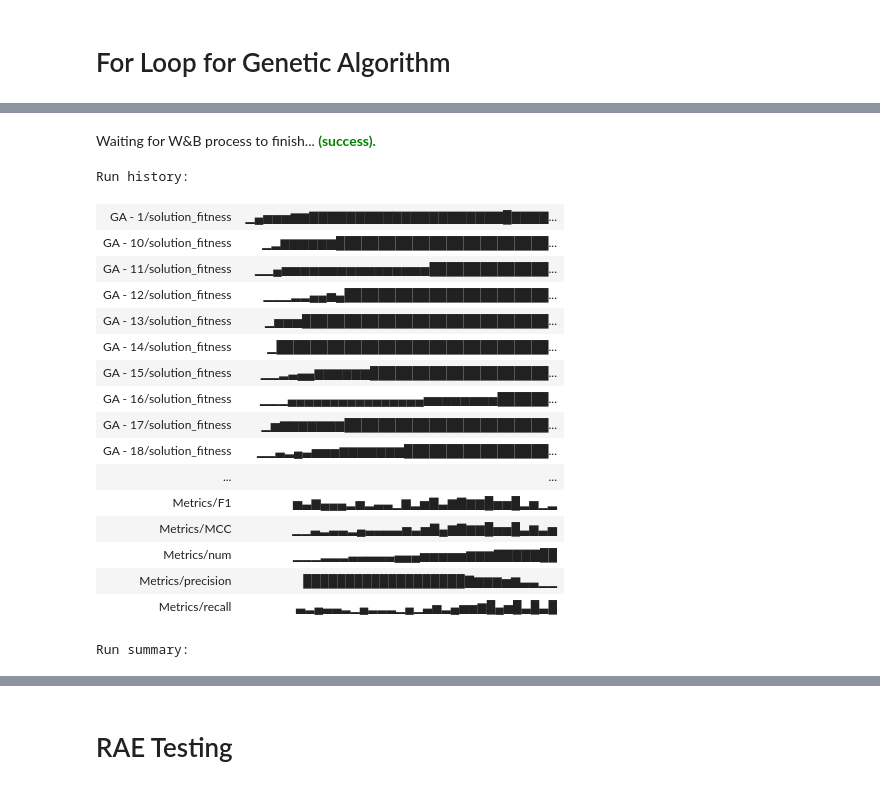
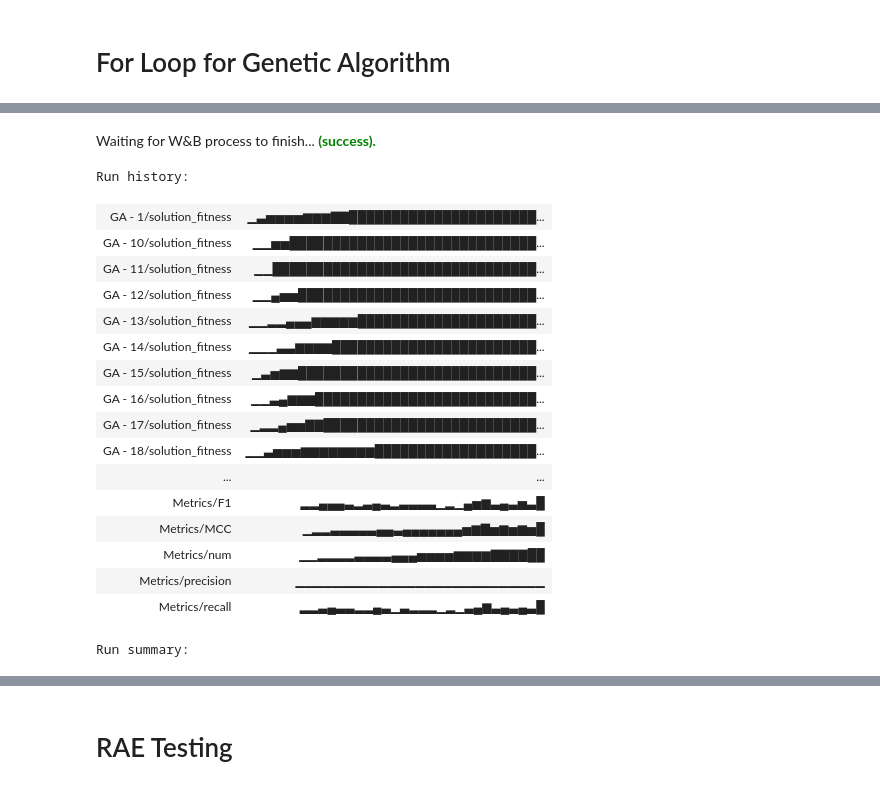
Before and after one commit to SMATousi/outlier_VAE, a Jupyter notebook: Dual_eq_Min.ipynb, the cells around one changed output, grey strips where cells are left out. Cells and saved outputs as stored; diff of their text form; code cells hidden in the pictures.

Commit message:
RAE test

```diff
--- a/Dual_eq_Min.ipynb
+++ b/Dual_eq_Min.ipynb
@@ -647,7 +667,7 @@ best_solutions = []
 
 wandb.init(
     # set the wandb project where this run will be logged
-    project="VAE_Outlier_GA_Dual_Test_1",
+    project="RAE_Outlier_GA_Dual_Test_normalized",
 
     # track hyperparameters and run metadata
 #     config={
@@ -658,16 +678,16 @@ wandb.init(
 #     }
 )
 
-for out_indexing in range(1,corrupted_data.shape[1]+1):
+for out_indexing in range(1,normalized_arr.shape[1]+1):
 
-    def fit_test(solution):
+    def fitness_func(ga_instance, solution, solution_idx):
 
-        inliers = corrupted_data[10:13,:]
+        inliers = normalized_arr[10:13,:]
 
         avg_ins = np.mean(inliers, axis=0)
         avg_ins = avg_ins.reshape([1,30])
 
-        particle = corrupted_data[700+out_indexing,:]
+        particle = normalized_arr[700+out_indexing,:]
         particle = particle.reshape([1,30])
 
     #     abn_subspace = solution * val_features[6728,:]
@@ -692,8 +712,8 @@ for out_indexing in range(1,corrupted_data.shape[1]+1):
 
             in_candidate = in_remain + in_replace
 
-            z_mean, z_log_var, z = vae.encoder(in_candidate)
-            in_candidate_rec = vae.decoder(z)
+            z = rae.encoder(in_candidate)
+            in_candidate_rec = rae.decoder(z)
 
 
             rec_loss = tf.keras.losses.MeanSquaredError()(in_candidate,in_candidate_rec)
@@ -722,26 +742,26 @@ for out_indexing in range(1,corrupted_data.shape[1]+1):
         out_candidate = out_remain + out_replace
 
 
-        z_mean, z_log_var, z = vae.encoder(out_candidate)
-        out_candidate_rec = vae.decoder(z)
+        z = rae.encoder(out_candidate)
+        out_candidate_rec = rae.decoder(z)
 
         rec_loss = tf.keras.losses.MeanSquaredError()(out_candidate,out_candidate_rec)
         rec_loss = rec_loss.numpy()
 
-        fitness = avg_in_rec / rec_loss
+        fitness = rec_loss / avg_in_rec
 
-        return fitness
+        return -fitness
 
 
 
-    def fitness_func_avg(ga_instance, solution, solution_idx):
+    # def fitness_func_avg(ga_instance, solution, solution_idx):
 
-        fit_mean = []
+    #     fit_mean = []
 
-        for i in range(10):
-            fit_mean.append(fit_test(solution))
+    #     for i in range(10):
+    #         fit_mean.append(fit_test(solution))
 
-        return np.mean(np.array(fit_mean))
+    #     return np.mean(np.array(fit_mean))
 
     def on_generation(ga):
         print("Generation", ga.generations_completed)
@@ -753,18 +773,19 @@ for out_indexing in range(1,corrupted_data.shape[1]+1):
         print(solution_fitness)
 
 
-    fitness_function = fitness_func_avg
+    fitness_function = fitness_func
 
     num_generations = 40
     num_parents_mating = 2
 
-    sol_per_pop = 10
-    num_genes = corrupted_data.shape[1]
+    sol_per_pop = 20
+    num_genes = normalized_arr.shape[1]
 
     init_range_low = -2
     init_range_high = 5
 
-    parent_selection_type = "sss"
+    parent_selection_type = "tournament"
+    K_tournament = 5
     keep_parents = 1
 
     space = [[0,1] for i in range(num_genes)]
@@ -772,7 +793,7 @@ for out_indexing in range(1,corrupted_data.shape[1]+1):
     crossover_type = "single_point"
 
     mutation_type = "random"
-    mutation_percent_genes = 15
+    mutation_percent_genes = 5
 
     ga_instance = pygad.GA(num_generations=num_generations,
                            num_parents_mating=num_parents_mating,
@@ -782,8 +803,9 @@ for out_indexing in range(1,corrupted_data.shape[1]+1):
                            init_range_low=init_range_low,
                            init_range_high=init_range_high,
                            parent_selection_type=parent_selection_type,
-                           keep_parents=keep_parents,
-#                            keep_elitism=2,
+                           K_tournament = K_tournament,
+                           # keep_parents=keep_parents,
+                           keep_elitism=5,
                            crossover_type=crossover_type,
                            mutation_type=mutation_type,
                            mutation_percent_genes=mutation_percent_genes,
@@ -823,7 +845,11 @@ for out_indexing in range(1,corrupted_data.shape[1]+1):
 
             FN = FN + 1
 
-    precision = TP / (TP + FP)
+    try:
+        precision = TP / (TP + FP)
+    except:
+        print("********************************** CHECK! **********************************************")
+        precision = 1
 
     recall = TP / (TP + FN)
 
@@ -844,19 +870,19 @@ Finishing last run (ID:bsp87jvx) before initializing another...
 Waiting for W&B process to finish... (success).
 Run history:
-| GA - 1/solution_fitness | ▁▄▅▅▅▆▆▇▇▇▇▇▇▇▇▇▇▇▇▇▇▇▇▇▇▇▇▇█▇▇▇▇... |
-| GA - 10/solution_fitness | ▁▂▆▆▆▆▆▆█████████████████████████... |
-| GA - 11/solution_fitness | ▁▁▄▅▅▅▅▅▅▅▅▅▅▅▅▅▅▅▅██████████████... |
-| GA - 12/solution_fitness | ▁▁▁▂▂▄▄▅▄████████████████████████... |
-| GA - 13/solution_fitness | ▁▅▅▅█████████████████████████████... |
-| GA - 14/solution_fitness | ▁████████████████████████████████... |
-| GA - 15/solution_fitness | ▁▁▂▃▄▄▆▆▆▆▆▆█████████████████████... |
-| GA - 16/solution_fitness | ▁▁▁▄▄▄▄▄▄▄▄▄▄▄▄▄▄▄▄▅▅▅▅▅▅▅▅██████... |
-| GA - 17/solution_fitness | ▁▅▆▆▆▆▆▆▆████████████████████████... |
-| GA - 18/solution_fitness | ▁▁▃▂▄▃▅▅▅▆▆▆▆▆▆▆█████████████████... |
+| GA - 1/solution_fitness | ▁▃▅▅▅▅▆▆▆▇▇██████████████████████... |
+| GA - 10/solution_fitness | ▁▁▅▅█████████████████████████████... |
+| GA - 11/solution_fitness | ▁▁███████████████████████████████... |
+| GA - 12/solution_fitness | ▁▁▄▅▅████████████████████████████... |
+| GA - 13/solution_fitness | ▁▁▂▂▄▄▄▆▆▆▆▆█████████████████████... |
+| GA - 14/solution_fitness | ▁▁▁▃▃▆▆▆▆████████████████████████... |
+| GA - 15/solution_fitness | ▁▃▅▆▆████████████████████████████... |
+| GA - 16/solution_fitness | ▁▁▃▄▆▆▆██████████████████████████... |
+| GA - 17/solution_fitness | ▁▂▂▄▅▅▇▇█████████████████████████... |
+| GA - 18/solution_fitness | ▁▁▃▅▅▅▆▆▆▆▆▆▆▆███████████████████... |
 | ... | ... |
-| Metrics/F1 | ▅▃▆▄▄▄▂▅▂▃▃▁▆▂▅▇▃▆▇▆▆█▅▅█▂▅▁▂ |
-| Metrics/MCC | ▁▁▃▂▃▃▂▄▃▃▃▃▅▃▅▇▄▆▇▆▆█▅▅█▃▆▃▅ |
-| Metrics/num | ▁▁▁▂▂▂▃▃▃▃▃▄▄▄▅▅▅▅▅▆▆▆▇▇▇▇▇██ |
-| Metrics/precision | ███████████████████▇▆▆▆▅▆▃▃▁▁ |
-| Metrics/recall | ▃▂▄▃▃▂▁▄▂▂▂▁▄▁▃▅▂▄▅▅▆█▄▅█▃█▃█ |
+| Metrics/F1 | ▂▂▄▄▄▃▂▃▄▃▂▃▃▃▃▁▂▁▄▅▆▃▄▃▅▃█ |
+| Metrics/MCC | ▁▂▂▃▃▃▃▃▄▄▃▄▄▄▄▄▄▄▅▆▇▅▆▅▆▅█ |
+| Metrics/num | ▁▁▂▂▂▂▃▃▃▃▄▄▄▅▅▅▅▆▆▆▆▇▇▇▇██ |
+| Metrics/precision | ▁▁▁▁▁▁▁▁▁▁▁▁▁▁▁▁▁▁▁▁▁▁▁▁▁▁▁ |
+| Metrics/recall | ▂▂▃▄▃▃▂▂▄▃▁▃▂▂▂▁▂▁▃▄▆▃▄▃▄▃█ |
 Run summary:
```
Also changed, not shown: parts of 4 cells of this notebook, 57 other files.
